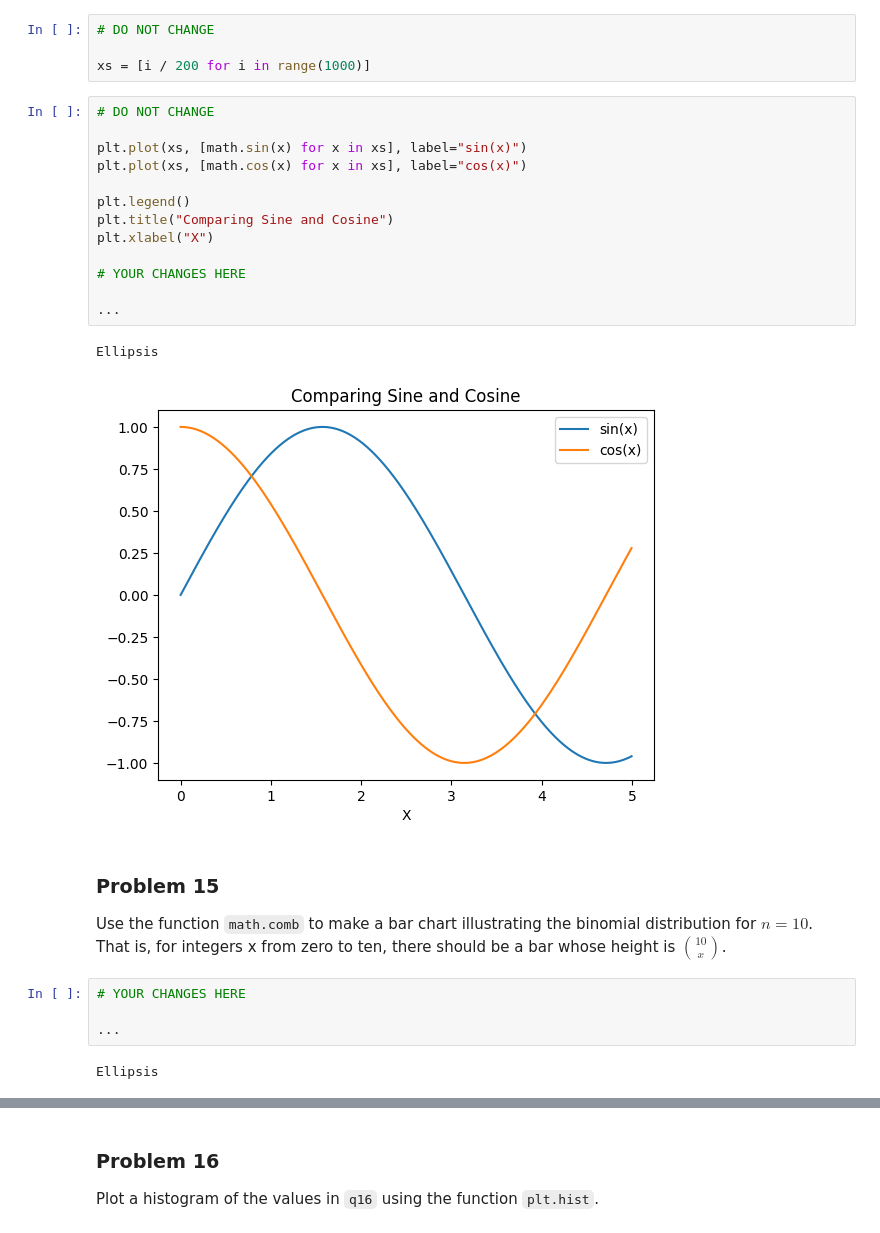
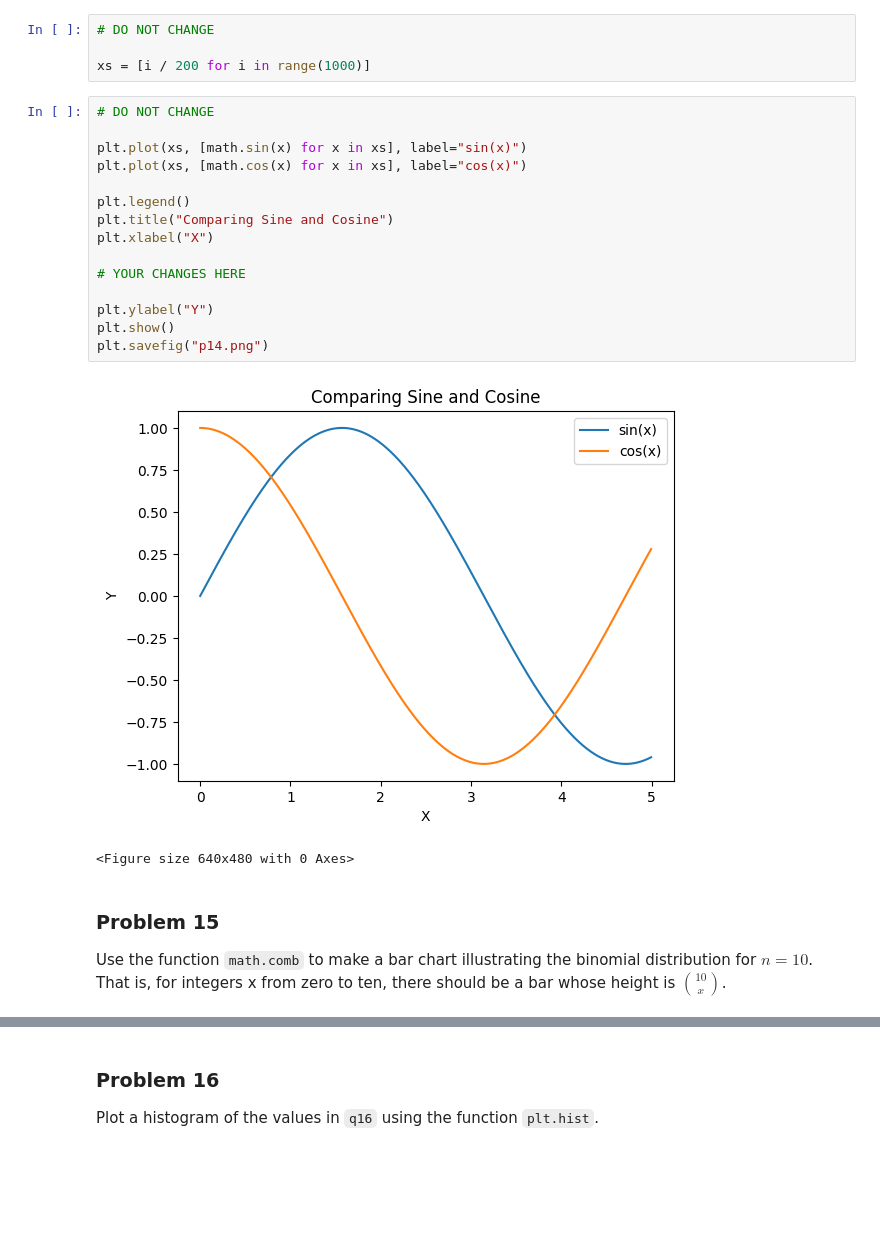
Before and after one commit to kmdavis2/dx602-homework-05, a Jupyter notebook: homework.ipynb, the cells around one changed output, grey strips where cells are left out. Cells and saved outputs as stored; diff of their text form; blank space fills up the shorter version.

```diff
--- a/homework.ipynb
+++ b/homework.ipynb
@@ -388,27 +409,23 @@ xs = [i / 200 for i in range(1000)]
 # %%
 # DO NOT CHANGE
 
 plt.plot(xs, [math.sin(x) for x in xs], label="sin(x)")
 plt.plot(xs, [math.cos(x) for x in xs], label="cos(x)")
 
 plt.legend()
 plt.title("Comparing Sine and Cosine")
 plt.xlabel("X")
 
 # YOUR CHANGES HERE
 
-...
+plt.ylabel("Y")
+plt.show()
+plt.savefig("p14.png")
 # %% [output]
+[figure, new version]
-Ellipsis
+<Figure size 640x480 with 0 Axes>
-[figure, old version]
 # %% [markdown]
 ### Problem 15
 
 Use the function `math.comb` to make a bar chart illustrating the binomial distribution for $n=10$.
 That is, for integers x from zero to ten, there should be a bar whose height is $10 \choose x$.
-# %%
-# YOUR CHANGES HERE
-
-...
-# %% [output]
-Ellipsis
```
Also changed, not shown: parts of 8 cells of this notebook, 1 other file.
